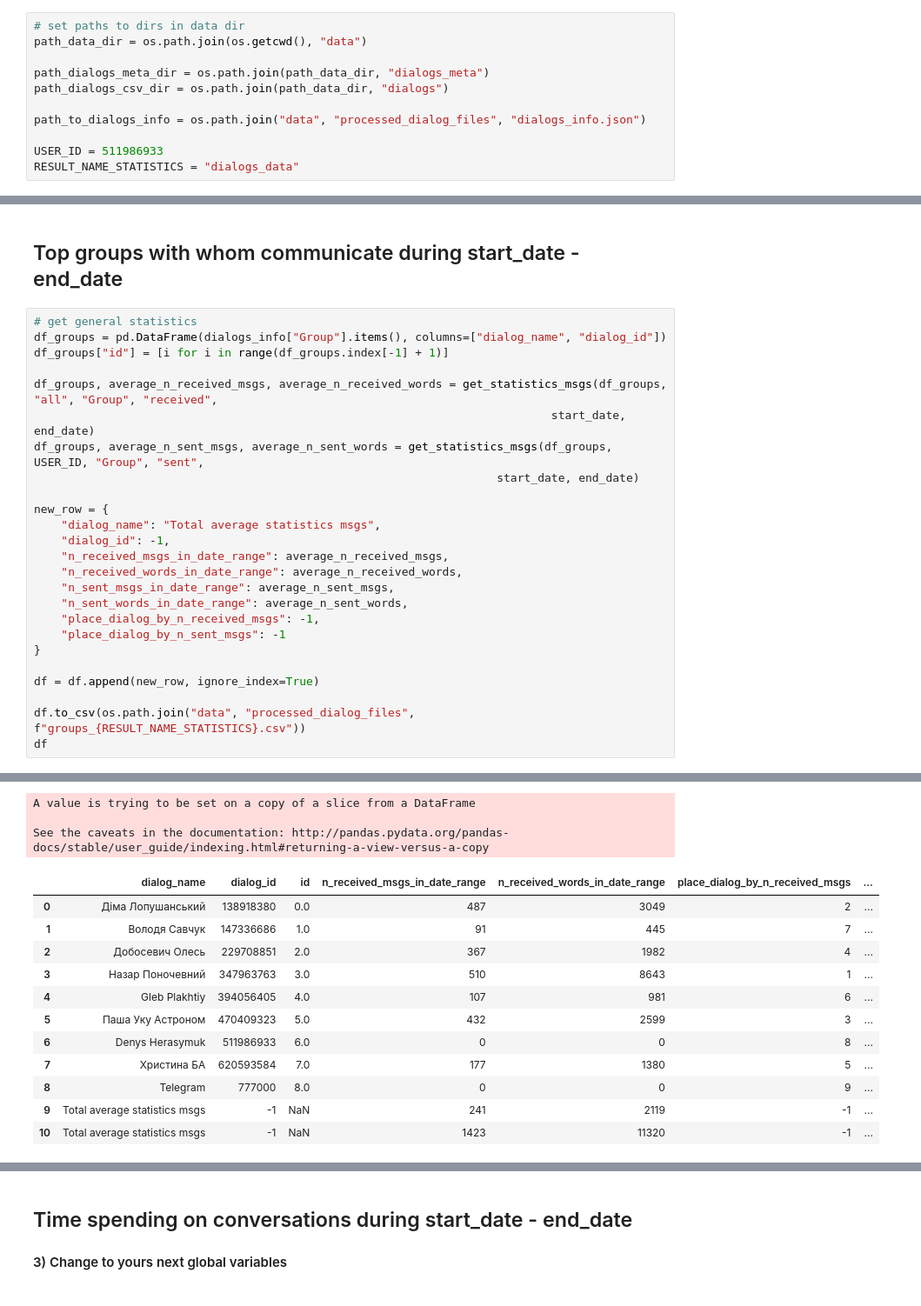
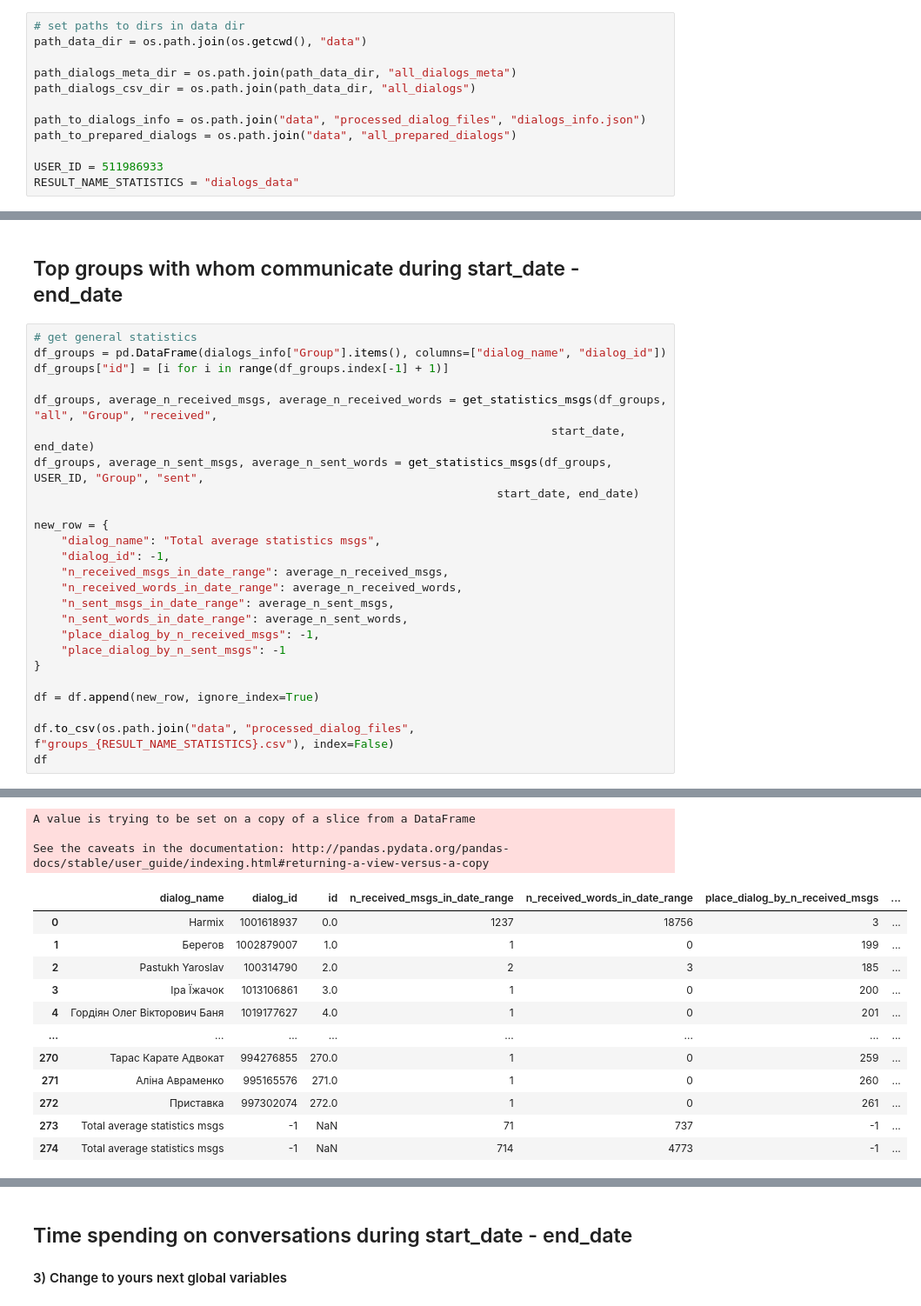
Before and after one commit to denysgerasymuk799/Dialogs-To-Value, a Jupyter notebook: 3_dialogs_analysis.ipynb, the cells around one changed output, grey strips where cells are left out. Shown at 87% size. Cells and saved outputs as stored; diff of their text form.

```diff
--- a/3_dialogs_analysis.ipynb
+++ b/3_dialogs_analysis.ipynb
@@ -18,10 +18,11 @@ import plotly.graph_objects as go
 # set paths to dirs in data dir
 path_data_dir = os.path.join(os.getcwd(), "data")
 
-path_dialogs_meta_dir = os.path.join(path_data_dir, "dialogs_meta")
-path_dialogs_csv_dir = os.path.join(path_data_dir, "dialogs")
+path_dialogs_meta_dir = os.path.join(path_data_dir, "all_dialogs_meta")
+path_dialogs_csv_dir = os.path.join(path_data_dir, "all_dialogs")
 
 path_to_dialogs_info = os.path.join("data", "processed_dialog_files", "dialogs_info.json")
+path_to_prepared_dialogs = os.path.join("data", "all_prepared_dialogs")
 
 USER_ID = 511986933
 RESULT_NAME_STATISTICS = "dialogs_data"
@@ -362,7 +334,7 @@ new_row = {
 
 df = df.append(new_row, ignore_index=True)
 
-df.to_csv(os.path.join("data", "processed_dialog_files", f"groups_{RESULT_NAME_STATISTICS}.csv"))
+df.to_csv(os.path.join("data", "processed_dialog_files", f"groups_{RESULT_NAME_STATISTICS}.csv"), index=False)
 df
 # %% [output]
 Top 10 Group by received messages during 2017-01-10 00:00:00 - 2020-08-10 00:00:00
@@ -385,15 +357,15 @@ Top 10 Group by received messages during 2017-01-10 00:00:00 - 2020-08-10 00:00:
 A value is trying to be set on a copy of a slice from a DataFrame
 
 See the caveats in the documentation: http://pandas.pydata.org/pandas-docs/stable/user_guide/indexing.html#returning-a-view-versus-a-copy
 |  | dialog_name | dialog_id | id | n_received_msgs_in_date_range | n_received_words_in_date_range | place_dialog_by_n_received_msgs | ... |
-| 0 | Діма Лопушанський | 138918380 | 0.0 | 487 | 3049 | 2 | ... |
-| 1 | Володя Савчук | 147336686 | 1.0 | 91 | 445 | 7 | ... |
-| 2 | Добосевич Олесь | 229708851 | 2.0 | 367 | 1982 | 4 | ... |
-| 3 | Назар Поночевний | 347963763 | 3.0 | 510 | 8643 | 1 | ... |
-| 4 | Gleb Plakhtiy | 394056405 | 4.0 | 107 | 981 | 6 | ... |
-| 5 | Паша Уку Астроном | 470409323 | 5.0 | 432 | 2599 | 3 | ... |
-| 6 | Denys Herasymuk | 511986933 | 6.0 | 0 | 0 | 8 | ... |
-| 7 | Христина БА | 620593584 | 7.0 | 177 | 1380 | 5 | ... |
-| 8 | Telegram | 777000 | 8.0 | 0 | 0 | 9 | ... |
-| 9 | Total average statistics msgs | -1 | NaN | 241 | 2119 | -1 | ... |
-| 10 | Total average statistics msgs | -1 | NaN | 1423 | 11320 | -1 | ... |
+| 0 | Harmix | 1001618937 | 0.0 | 1237 | 18756 | 3 | ... |
+| 1 | Берегов | 1002879007 | 1.0 | 1 | 0 | 199 | ... |
+| 2 | Pastukh Yaroslav | 100314790 | 2.0 | 2 | 3 | 185 | ... |
+| 3 | Іра Їжачок | 1013106861 | 3.0 | 1 | 0 | 200 | ... |
+| 4 | Гордіян Олег Вікторович Баня | 1019177627 | 4.0 | 1 | 0 | 201 | ... |
+| ... | ... | ... | ... | ... | ... | ... | ... |
+| 270 | Тарас Карате Адвокат | 994276855 | 270.0 | 1 | 0 | 259 | ... |
+| 271 | Аліна Авраменко | 995165576 | 271.0 | 1 | 0 | 260 | ... |
+| 272 | Приставка | 997302074 | 272.0 | 1 | 0 | 261 | ... |
+| 273 | Total average statistics msgs | -1 | NaN | 71 | 737 | -1 | ... |
+| 274 | Total average statistics msgs | -1 | NaN | 714 | 4773 | -1 | ... |
```
Also changed, not shown: parts of 14 cells of this notebook, 2 other files.
